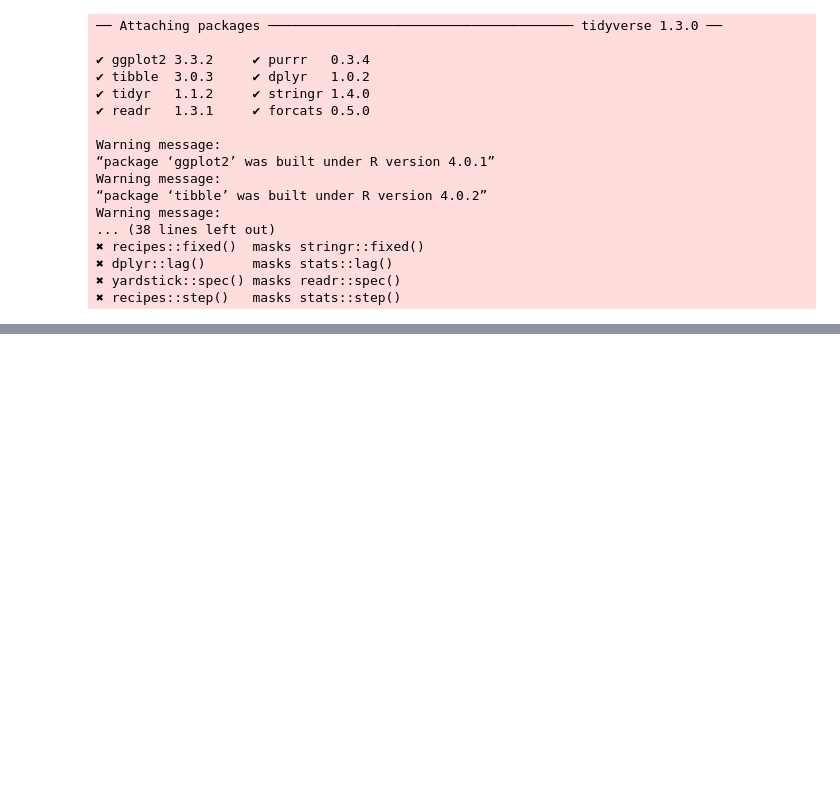
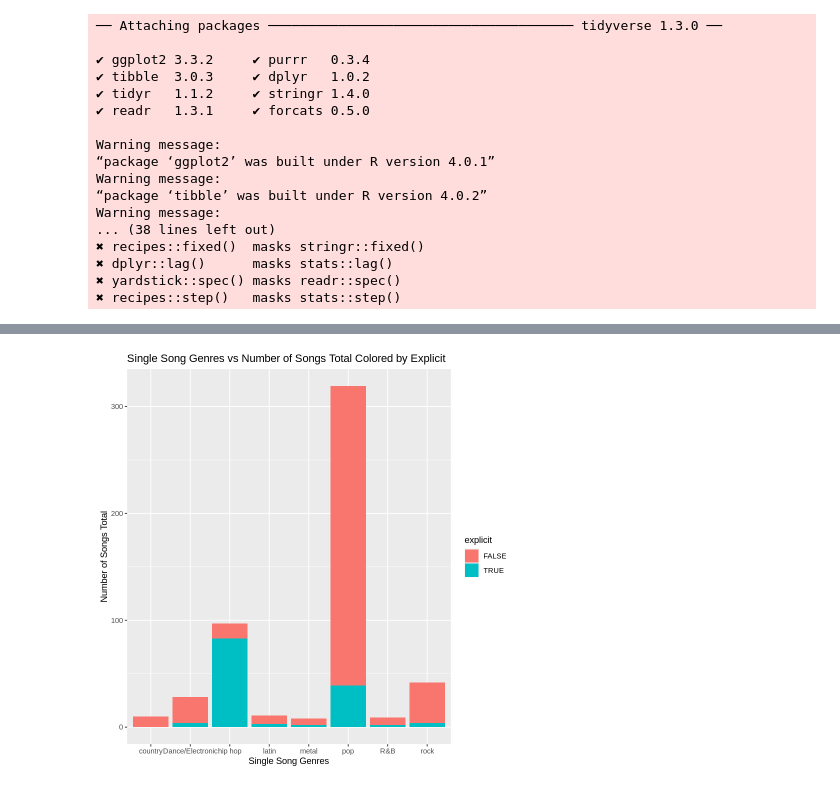
Before and after one commit to SugarLucas/dsci_100_project, a Jupyter notebook: spotify_top_hits.ipynb, the cells around one changed output, grey strips where cells are left out. Saved outputs shown, nothing was run; the diff lists cells and outputs as text; code cells hidden in the pictures; blank space fills up the shorter version.

```diff
--- a/spotify_top_hits.ipynb
+++ b/spotify_top_hits.ipynb
@@ -60,3 +60,12 @@ A spec_tbl_df: 2000 × 18
 | Blanco Brown | The Git Up | 200593 | FALSE | 2019 | 69 | 0.847 | 0.678 | 9 | -8.635 | ... |
 | Sam Smith | Dancing With A Stranger (with Nor... | 171029 | FALSE | 2019 | 75 | 0.741 | 0.520 | 8 | -7.513 | ... |
 | Post Malone | Circles | 215280 | FALSE | 2019 | 85 | 0.695 | 0.762 | 0 | -3.497 | ... |
+# %%
+# read + clean + wrangle data ----------------------------------------------------
+single_genre <- c('country', 'latin', 'Dance/Electronic', 'Folk/Acoustic',
+'pop', 'rock','hip hop','R&B','metal','jazz','blues','classical','World/Traditional')
+# %%
+song <- read_csv('https://raw.githubusercontent.com/nicolelassetter/DSCI100-project-g28/main/songs_normalize.csv') %>%
+    mutate(genre <- as_factor(genre))%>%
+    filter(genre %in% single_genre)
+song
@@ -62,0 +109,12 @@ A spec_tbl_df: 2000 × 18
+# %%
+# split data to Training + Testing Data ---------------------------------------------
+song_split <- initial_split(song, prop = 0.75, strata = explicit)
+song_train <- training(song_split)
+track_test <- testing(song_split)
+# %%
+# summarise only training data info into tables ----------------------------------------
+n_genre_table_training <- song_train %>%
+    group_by(genre, explicit) %>%
+    summarize(n = n()) #%>%
+    #pivot_wider(names_from = explicit, values_from = n)
+n_genre_table_training
@@ -62,0 +145,12 @@ A spec_tbl_df: 2000 × 18
+# %%
+# Using training data: visualise data to find possible predictors relevant for analysis ----
+
+# Bar: genre vs count (Number of Songs Total)
+plot1 <- n_genre_table_training %>%
+    ggplot(aes(x = genre, fill = explicit, y = n)) +
+    geom_bar(stat = 'identity') +
+    labs(x = "Single Song Genres", y = 'Number of Songs Total') +
+    ggtitle('Single Song Genres vs Number of Songs Total Colored by Explicit')
+plot1
+# %% [output]
+[figure, added]
```
Also changed, not shown: parts of 7 cells of this notebook.
